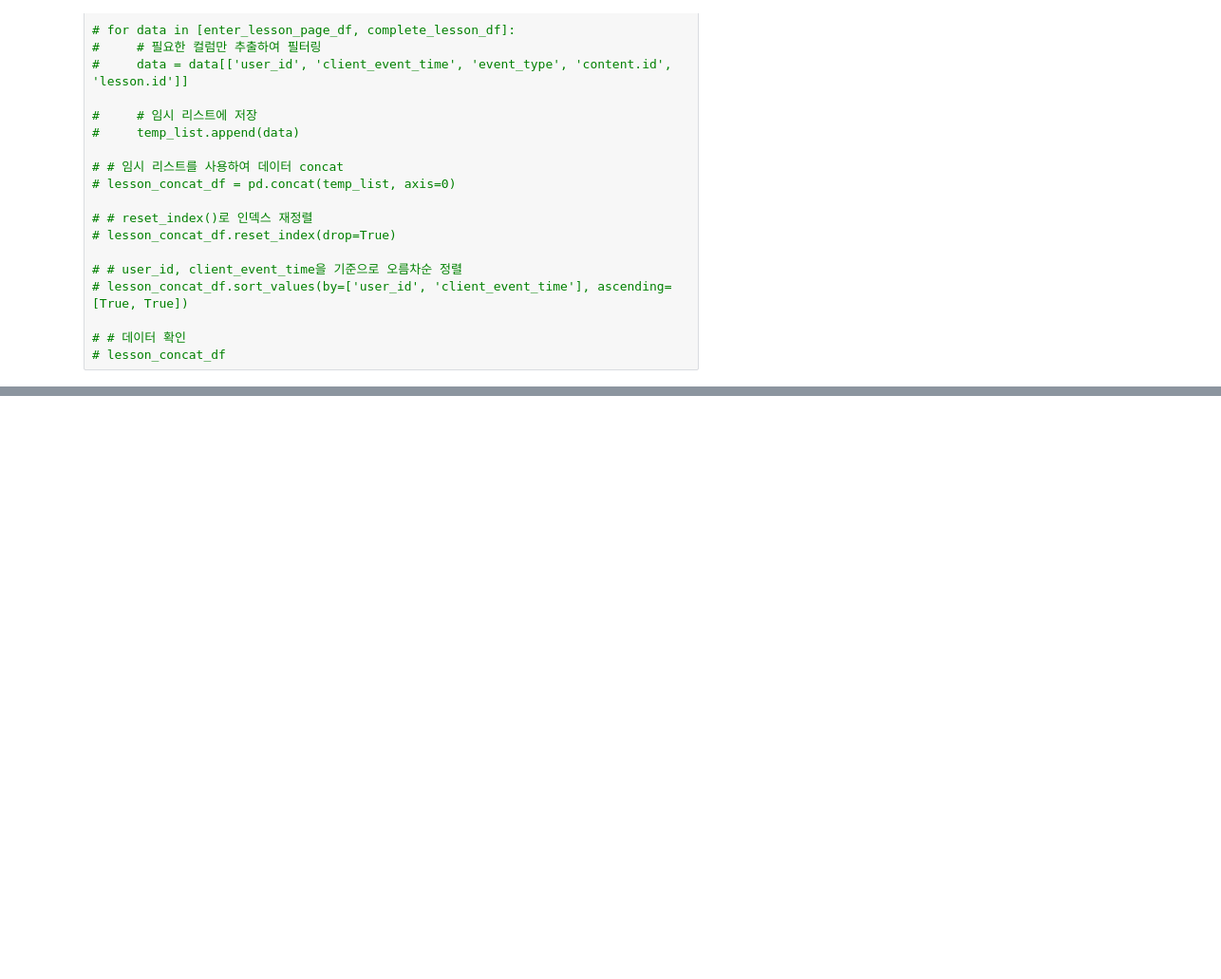
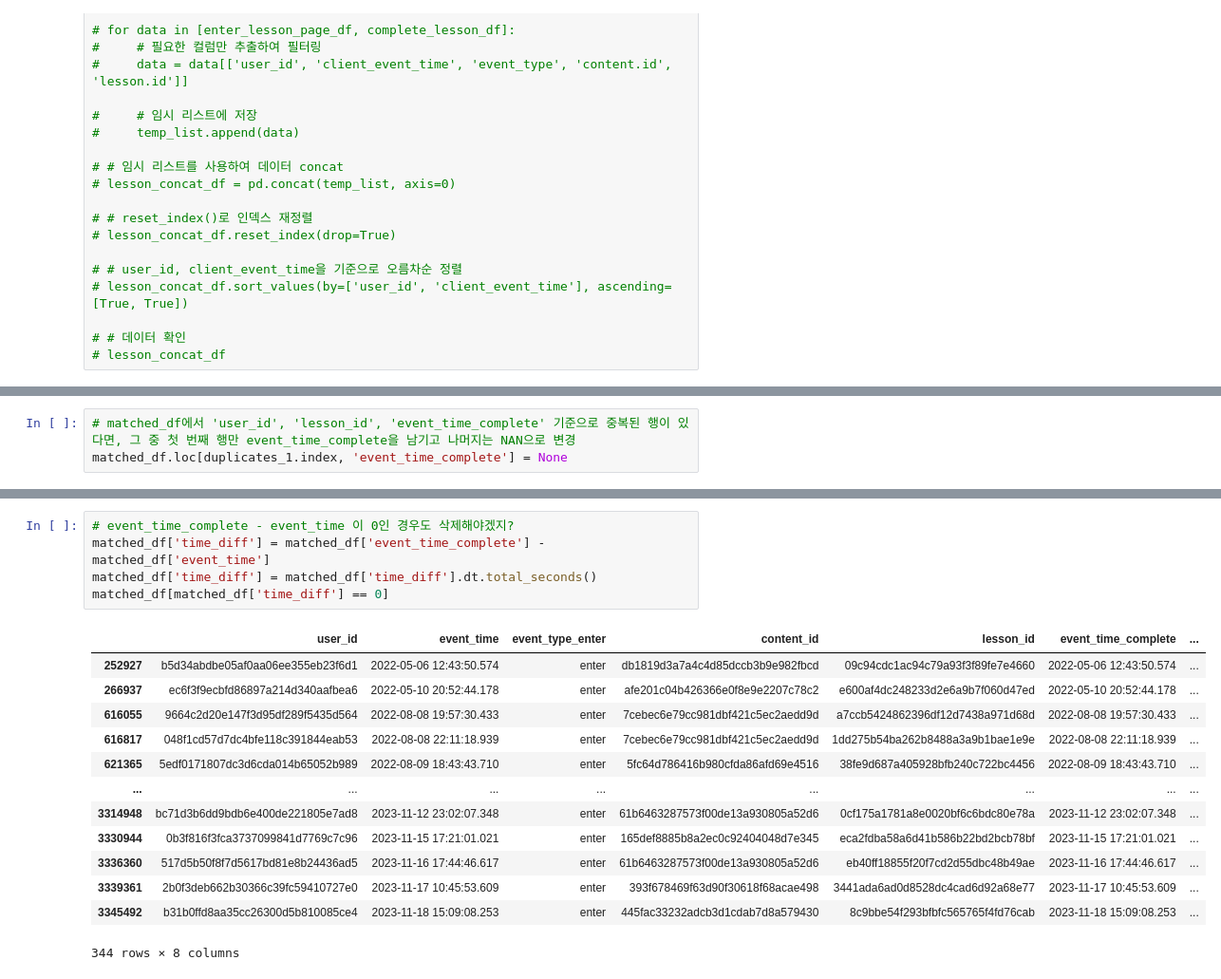
Before and after one commit to saeraniren/intermediate_project, a Jupyter notebook: 20250305_yoochang_lesson.ipynb, the cells around one changed output, grey strips where cells are left out. Shown at 95% size. Cells and saved outputs as stored; diff of their text form; blank space fills up the shorter version.

```diff
--- a/20250305_yoochang_lesson.ipynb
+++ b/20250305_yoochang_lesson.ipynb
@@ -422,0 +728,3 @@ print("첫 결제 유저 필터링 개수:", len(first_paid_complete_lesson_fina
+# %%
+# matched_df에서 'user_id', 'lesson_id', 'event_time_complete' 기준으로 중복된 행이 있다면, 그 중 첫 번째 행만 event_time_complete을 남기고 나머지는 NAN으로 변경
+matched_df.loc[duplicates_1.index, 'event_time_complete'] = None
@@ -422,0 +745,19 @@ print("첫 결제 유저 필터링 개수:", len(first_paid_complete_lesson_fina
+# %%
+# event_time_complete - event_time 이 0인 경우도 삭제해야겠지?
+matched_df['time_diff'] = matched_df['event_time_complete'] - matched_df['event_time']
+matched_df['time_diff'] = matched_df['time_diff'].dt.total_seconds()
+matched_df[matched_df['time_diff'] == 0]
+# %% [output]
+|  | user_id | event_time | event_type_enter | content_id | lesson_id | event_time_complete | ... |
+| 252927 | b5d34abdbe05af0aa06ee355eb23f6d1 | 2022-05-06 12:43:50.574 | enter | db1819d3a7a4c4d85dccb3b9e982fbcd | 09c94cdc1ac94c79a93f3f89fe7e4660 | 2022-05-06 12:43:50.574 | ... |
+| 266937 | ec6f3f9ecbfd86897a214d340aafbea6 | 2022-05-10 20:52:44.178 | enter | afe201c04b426366e0f8e9e2207c78c2 | e600af4dc248233d2e6a9b7f060d47ed | 2022-05-10 20:52:44.178 | ... |
+| 616055 | 9664c2d20e147f3d95df289f5435d564 | 2022-08-08 19:57:30.433 | enter | 7cebec6e79cc981dbf421c5ec2aedd9d | a7ccb5424862396df12d7438a971d68d | 2022-08-08 19:57:30.433 | ... |
+| 616817 | 048f1cd57d7dc4bfe118c391844eab53 | 2022-08-08 22:11:18.939 | enter | 7cebec6e79cc981dbf421c5ec2aedd9d | 1dd275b54ba262b8488a3a9b1bae1e9e | 2022-08-08 22:11:18.939 | ... |
+| 621365 | 5edf0171807dc3d6cda014b65052b989 | 2022-08-09 18:43:43.710 | enter | 5fc64d786416b980cfda86afd69e4516 | 38fe9d687a405928bfb240c722bc4456 | 2022-08-09 18:43:43.710 | ... |
+| ... | ... | ... | ... | ... | ... | ... | ... |
+| 3314948 | bc71d3b6dd9bdb6e400de221805e7ad8 | 2023-11-12 23:02:07.348 | enter | 61b6463287573f00de13a930805a52d6 | 0cf175a1781a8e0020bf6c6bdc80e78a | 2023-11-12 23:02:07.348 | ... |
+| 3330944 | 0b3f816f3fca3737099841d7769c7c96 | 2023-11-15 17:21:01.021 | enter | 165def8885b8a2ec0c92404048d7e345 | eca2fdba58a6d41b586b22bd2bcb78bf | 2023-11-15 17:21:01.021 | ... |
+| 3336360 | 517d5b50f8f7d5617bd81e8b24436ad5 | 2023-11-16 17:44:46.617 | enter | 61b6463287573f00de13a930805a52d6 | eb40ff18855f20f7cd2d55dbc48b49ae | 2023-11-16 17:44:46.617 | ... |
+| 3339361 | 2b0f3deb662b30366c39fc59410727e0 | 2023-11-17 10:45:53.609 | enter | 393f678469f63d90f30618f68acae498 | 3441ada6ad0d8528dc4cad6d92a68e77 | 2023-11-17 10:45:53.609 | ... |
+| 3345492 | b31b0ffd8aa35cc26300d5b810085ce4 | 2023-11-18 15:09:08.253 | enter | 445fac33232adcb3d1cdab7d8a579430 | 8c9bbe54f293bfbfc565765f4fd76cab | 2023-11-18 15:09:08.253 | ... |
+344 rows × 8 columns
```
Also changed, not shown: parts of 27 cells of this notebook.
